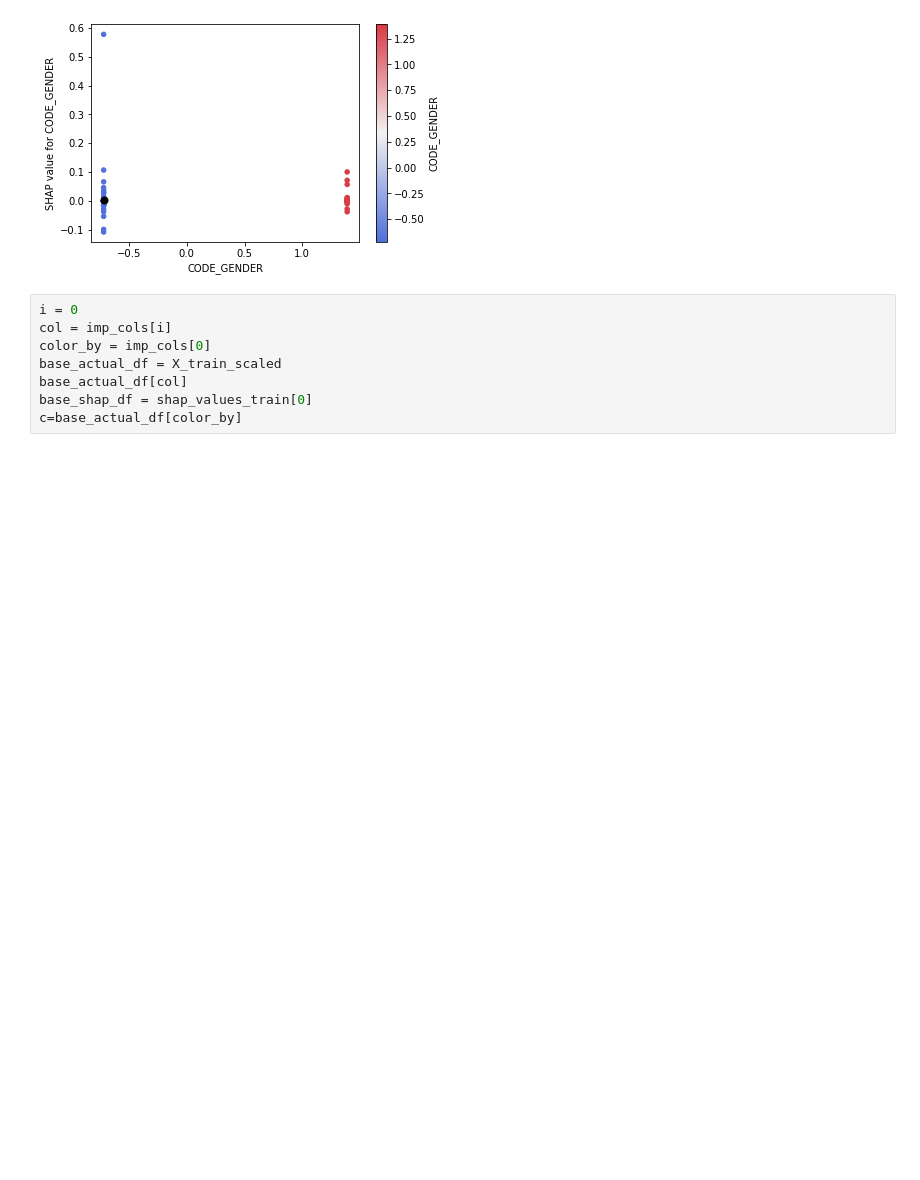
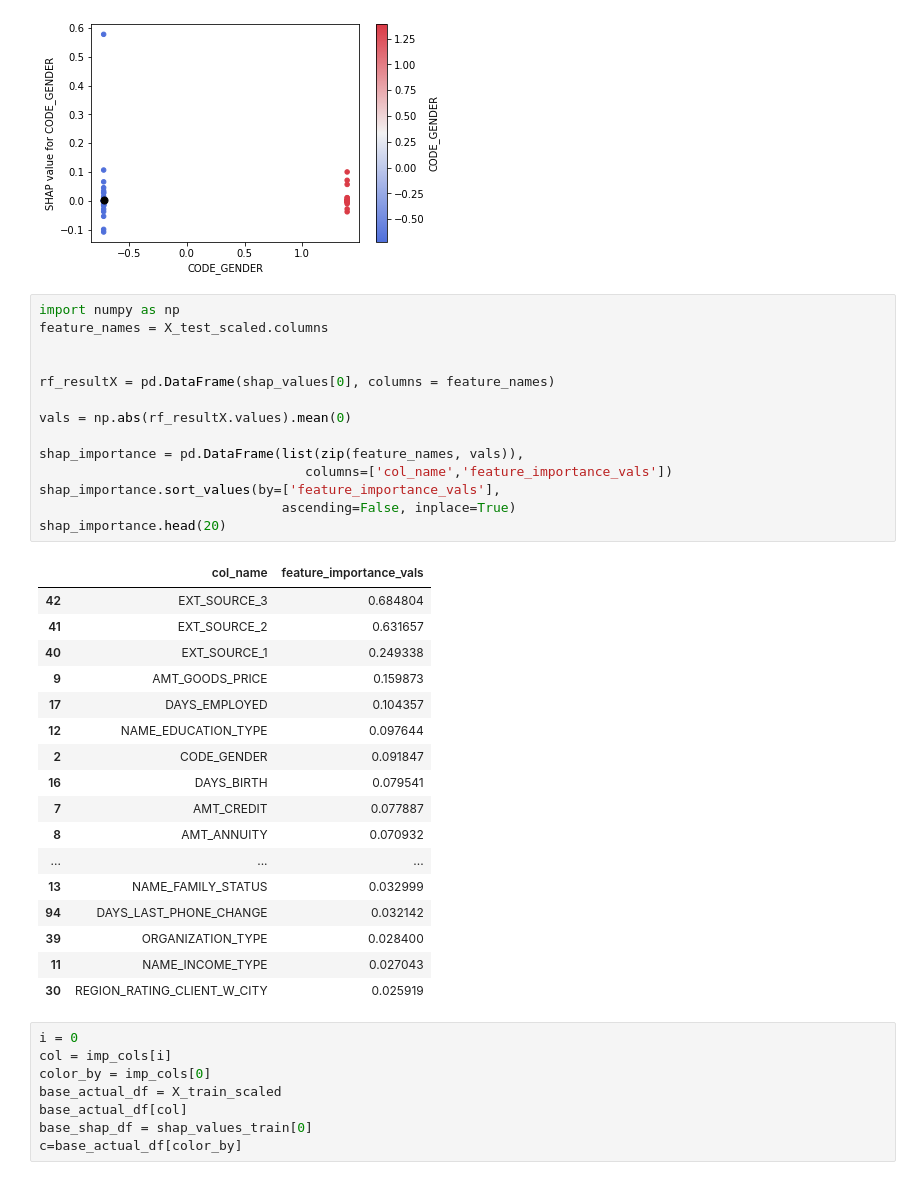
Before and after one commit to CecileLecoublet/Projet_credit, a Jupyter notebook: Dashboard/test.ipynb, the cells around one changed output. Cells and saved outputs as stored; diff of their text form; blank space fills up the shorter version.

```diff
--- a/Dashboard/test.ipynb
+++ b/Dashboard/test.ipynb
@@ -64,6 +68,38 @@ for i in range(0, len(imp_cols)):
 # %% [output]
 LightGBM binary classifier with TreeExplainer shap values output has changed to a list of ndarray
 [figure]
+# %%
+import numpy as np
+feature_names = X_test_scaled.columns
+
+
+rf_resultX = pd.DataFrame(shap_values[0], columns = feature_names)
+
+vals = np.abs(rf_resultX.values).mean(0)
+
+shap_importance = pd.DataFrame(list(zip(feature_names, vals)),
+                                  columns=['col_name','feature_importance_vals'])
+shap_importance.sort_values(by=['feature_importance_vals'],
+                               ascending=False, inplace=True)
+shap_importance.head(20)
+# %% [output]
+|  | col_name | feature_importance_vals |
+| 42 | EXT_SOURCE_3 | 0.684804 |
+| 41 | EXT_SOURCE_2 | 0.631657 |
+| 40 | EXT_SOURCE_1 | 0.249338 |
+| 9 | AMT_GOODS_PRICE | 0.159873 |
+| 17 | DAYS_EMPLOYED | 0.104357 |
+| 12 | NAME_EDUCATION_TYPE | 0.097644 |
+| 2 | CODE_GENDER | 0.091847 |
+| 16 | DAYS_BIRTH | 0.079541 |
+| 7 | AMT_CREDIT | 0.077887 |
+| 8 | AMT_ANNUITY | 0.070932 |
+| ... | ... | ... |
+| 13 | NAME_FAMILY_STATUS | 0.032999 |
+| 94 | DAYS_LAST_PHONE_CHANGE | 0.032142 |
+| 39 | ORGANIZATION_TYPE | 0.028400 |
+| 11 | NAME_INCOME_TYPE | 0.027043 |
+| 30 | REGION_RATING_CLIENT_W_CITY | 0.025919 |
 # %%
 i = 0
 col = imp_cols[i]
```
Also changed, not shown: parts of 1 cell of this notebook, 2 other files.
